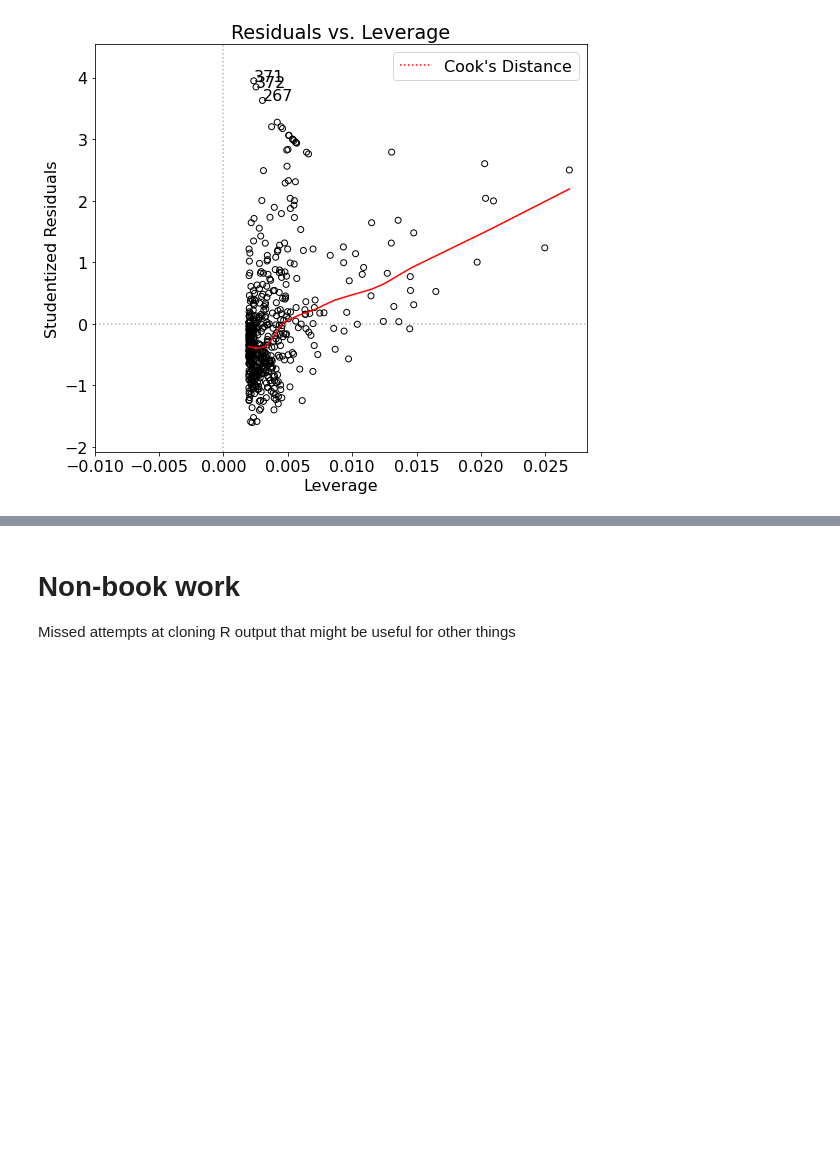
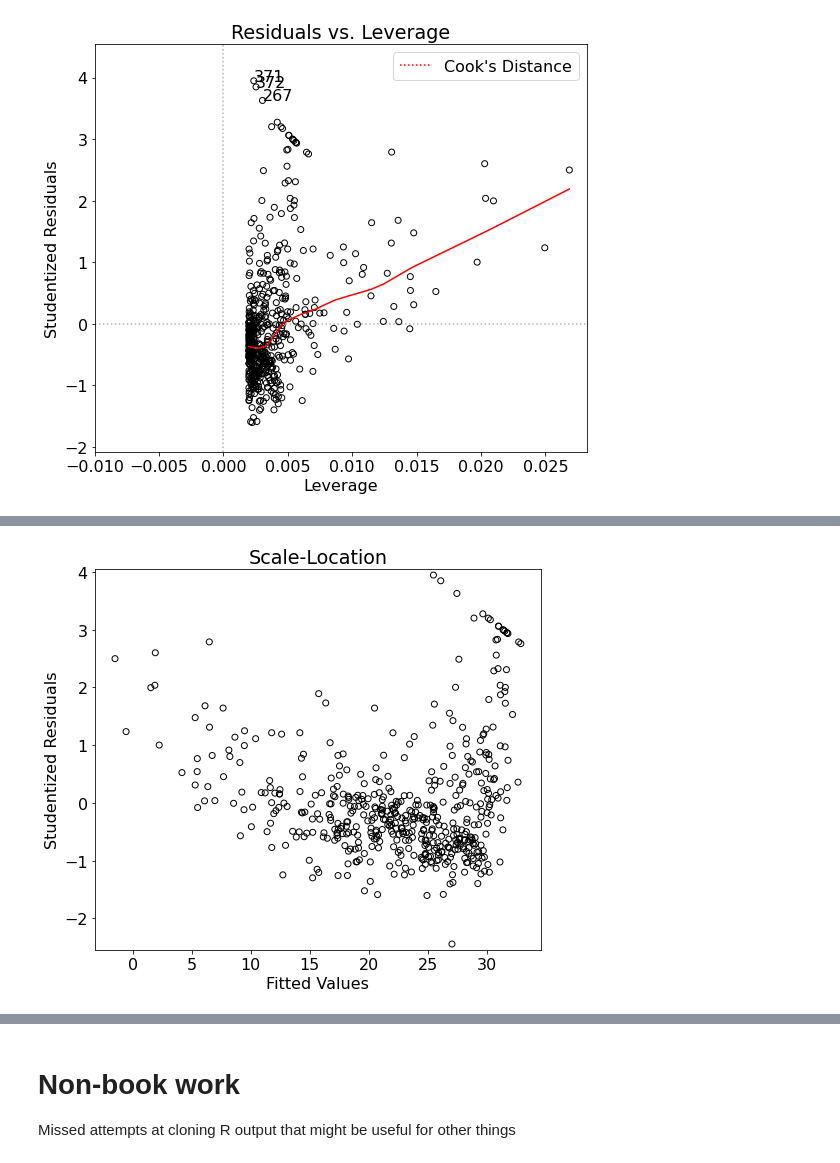
Before and after one commit to bkdevart/islr2, a Jupyter notebook: python/islr2_3.ipynb, the cells around one changed output, grey strips where cells are left out. Drawn from its saved outputs; the diff is of its cells as text; code cells hidden in the pictures; blank space fills up the shorter version.

```diff
--- a/python/islr2_3.ipynb
+++ b/python/islr2_3.ipynb
@@ -234,22 +235,30 @@ normal_q_q(results)
 # %% [output]
 [figure]
 # %%
-def scale_location(results, fitted):
+def scale_location(results, fitted, smoothing=True):
     student_residuals = results.get_influence().resid_studentized_internal
-    sqrt_student_residuals = pd.Series(np.sqrt(np.abs(student_residuals)))
-    sqrt_student_residuals.index = results.resid.index
-    smoothed = lowess(sqrt_student_residuals,fitted)
-    top3 = abs(sqrt_student_residuals).sort_values(ascending = False)[:3]
 
     fig, ax = plt.subplots()
-    ax.scatter(fitted, sqrt_student_residuals, edgecolors = 'k', facecolors = 'none')
-    ax.plot(smoothed[:,0],smoothed[:,1],color = 'r')
-    ax.set_ylabel('$\sqrt{|Studentized \ Residuals|}$')
+
+    if smoothing == True:
+        sqrt_student_residuals = pd.Series(np.sqrt(np.abs(student_residuals)))
+        sqrt_student_residuals.index = results.resid.index
+        smoothed = lowess(sqrt_student_residuals,fitted)
+        top3 = abs(sqrt_student_residuals).sort_values(ascending = False)[:3]
+        ax.scatter(fitted, sqrt_student_residuals, edgecolors = 'k', facecolors = 'none')
+        ax.plot(smoothed[:,0],smoothed[:,1],color = 'r')
+        ax.set_ylabel('$\sqrt{|Studentized \ Residuals|}$')
+        ax.set_ylim(0,max(sqrt_student_residuals)+0.1)
+        for i in top3.index:
+            ax.annotate(i,xy=(fitted[i],sqrt_student_residuals[i]))
+    else:
+        ax.scatter(fitted, student_residuals, edgecolors = 'k', facecolors = 'none')
+        ax.set_ylabel('Studentized Residuals')
+        ax.set_ylim(min(student_residuals)-0.1,max(student_residuals)+0.1)
     ax.set_xlabel('Fitted Values')
     ax.set_title('Scale-Location')
-    ax.set_ylim(0,max(sqrt_student_residuals)+0.1)
-    for i in top3.index:
-        ax.annotate(i,xy=(fitted[i],sqrt_student_residuals[i]))
+
+
     plt.show()
 
 fitted = results.fittedvalues
@@ -316,4 +330,7 @@ Plot residuals: `plot(predict(lm.fit), rstudent(lm.fit))`
 # %%
-# looks like scale_location() minus smoothed red line
+# looks like scale_location() minus smoothed red line, no square root on y
+scale_location(results, fitted, smoothing=False)
+# %% [output]
+[figure, added]
 # %% [markdown]
 Plot leverage stats: `plot(hatvalues(lm.fit))`
```
Also changed, not shown: parts of 14 cells of this notebook, 4 other files.
